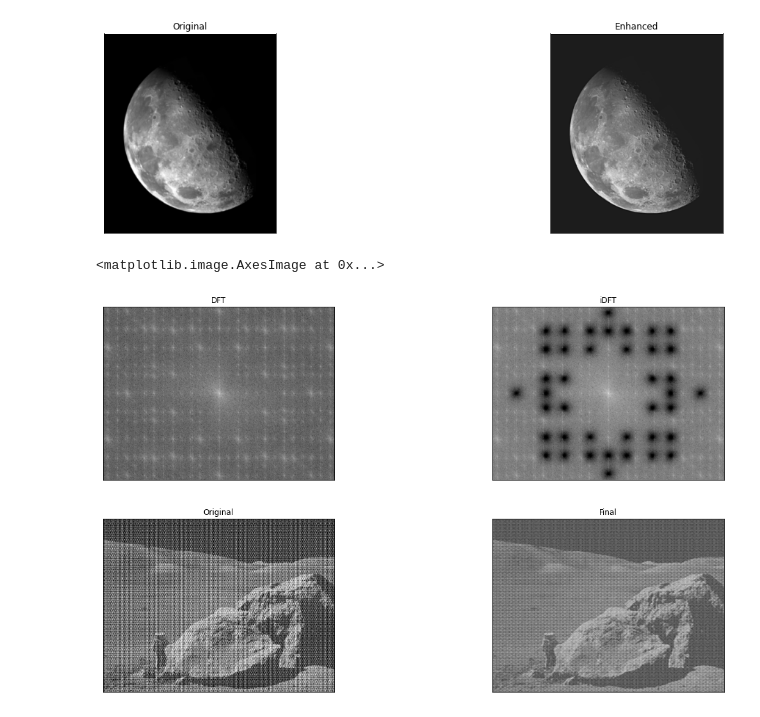
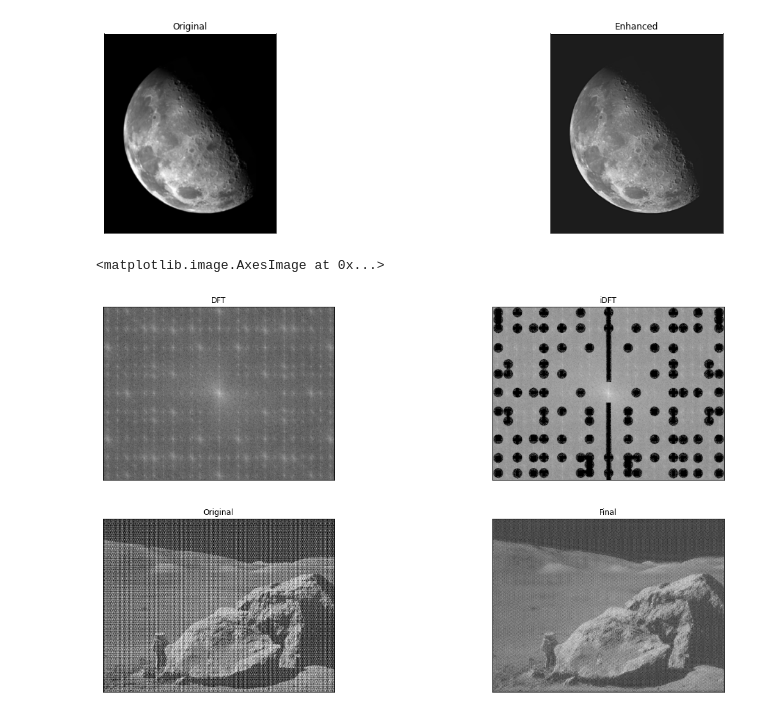
Before and after one commit to Alexandra-Smith/Digital_Image_Processing_module, a Jupyter notebook: Assignment 3/dip_a03.ipynb, the cells around one changed output. Drawn from its saved outputs; the diff is of its cells as text; code cells hidden in the pictures.

```diff
--- a/Assignment 3/dip_a03.ipynb
+++ b/Assignment 3/dip_a03.ipynb
@@ -301,49 +310,79 @@ Y = np.log(1 + f)
 cc = 255/np.max(Y)
 spectrum = np.array(cc*np.log(1 + np.abs(f)), dtype=np.uint8)
 
 # 630 x 474 => 315, 237
 r, c = moonwalk.shape
-H = np.ones((r, c))
-D0k = 30
-n = 5
-# centres of highpass filters
-uks = [120, 120, 40, 40, 0, 120, 120, 170, 170, 170, 170, 220, 120, 120, 40, 40, 0, 170, 170, 170, 120, 75, 75]
-vks = [50, -50, 120, -120, 250, 120, -120, 170, 120, -170, 0, 0, 170, -170, 170, -170, 170, 50, -50, -120, 0, 170, 120]
-for i in range(len(uks)):
-    for u in range(r):
-        for v in range(c):
-            uk = uks[i]
-            vk = vks[i]
-            Dk = np.sqrt((u - r/2 - uk)**2 + (v - c/2 - vk)**2)
-            D_k = np.sqrt((u - r/2 + uk)**2 + (v - c/2 + vk)**2)
-            H[u][v] = H[u][v] * (1/(1 + (D0k/Dk)**n))*(1/(1 + (D0k/D_k)**n))
+
+# H = np.ones((r, c))
+# H[0:220, 350:c] = 0
+# H[0:220, 0:300] = 0
+# H[250:r, 350:c] = 0
+# H[250:r, 0:300] = 0
+
+# H = np.ones((r, c))
+# n = 20
+# D0 = 260
+# W = 500
+# for u in range(r):
+#     for v in range(c):
+#         D= np.sqrt((u - r/2)**2 + (v - c/2)**2)
+#         H[u][v] = 1/(1 + ((D*W)/(D**2 - D0**2))**(2*n))
+
+# H[:, 8:15] = 0
+# H[:, 32:40] = 0
+# H[:, 60:70] = 0
+# H[:, 80:85] = 0
+# H[:, 110:115] = 0
+# H[:, 140:145] = 0
+# H[:, 190:195] = 0
+# H[:, c-15:c-8] = 0
+# H[:, c-40:c-32] = 0
+# H[:, c-70:c-60] = 0
+# H[:, c-85:c-80] = 0
+# H[:, c-115:c-110] = 0
+# H[:, c-145:c-140] = 0
+# H[:, c-195:c-190] = 0
+# H[55:70, :] = 0
+
 # plt.imshow(H, cmap="gray")
 # plt.show()
+# filter = np.multiply(H, f)
+# # display purposes
+# Yy = np.log(1 + filter)
+# ccc = 255/np.max(Yy)
+# filtered = np.array(ccc*np.log(1 + np.abs(filter)), dtype=np.uint8)
+#cv2.imwrite('/Users/alexandrasmith/Desktop/Digital Image Processing 793/Assignment 3/photos/5a_dft.jpg', spectrum)
+
+H = getImage('photos/5a_dft.jpg')
+(T, thresh) = cv2.threshold(H, 5, 255, cv2.THRESH_BINARY)
+
 filter = np.multiply(H, f)
-final = np.real(np.fft.ifft2(np.fft.fftshift(filter)))
 # display purposes
 Yy = np.log(1 + filter)
 ccc = 255/np.max(Yy)
 filtered = np.array(ccc*np.log(1 + np.abs(filter)), dtype=np.uint8)
+
+final = np.real(np.fft.ifft2(np.fft.fftshift(filter)))
 
 fig, ax = plt.subplots(1, 2, figsize = (20, 5))
 plt.tick_params(left = False, bottom = False, labelleft = False, labelbottom = False)
 plt.setp(plt.gcf().get_axes(), xticks=[], yticks=[]);
 ax[0].set_title('DFT')
 ax[0].imshow(spectrum, cmap="gray")
 ax[1].set_title('iDFT')
 ax[1].imshow(filtered, cmap="gray")
 
+
 fig, ax = plt.subplots(1, 2, figsize = (20, 5))
 plt.tick_params(left = False, bottom = False, labelleft = False, labelbottom = False)
 plt.setp(plt.gcf().get_axes(), xticks=[], yticks=[]);
 ax[0].set_title('Original')
 ax[0].imshow(moonwalk, cmap="gray")
 ax[1].set_title('Final')
 ax[1].imshow(final, cmap="gray")
 # %% [output]
 <matplotlib.image.AxesImage at 0x...>
-[figure, old version]
+[figure, new version]
 [figure]
 # %%
 f = np.fft.fftshift(np.fft.fft2(florida))
```
Also changed, not shown: parts of 9 cells of this notebook.
